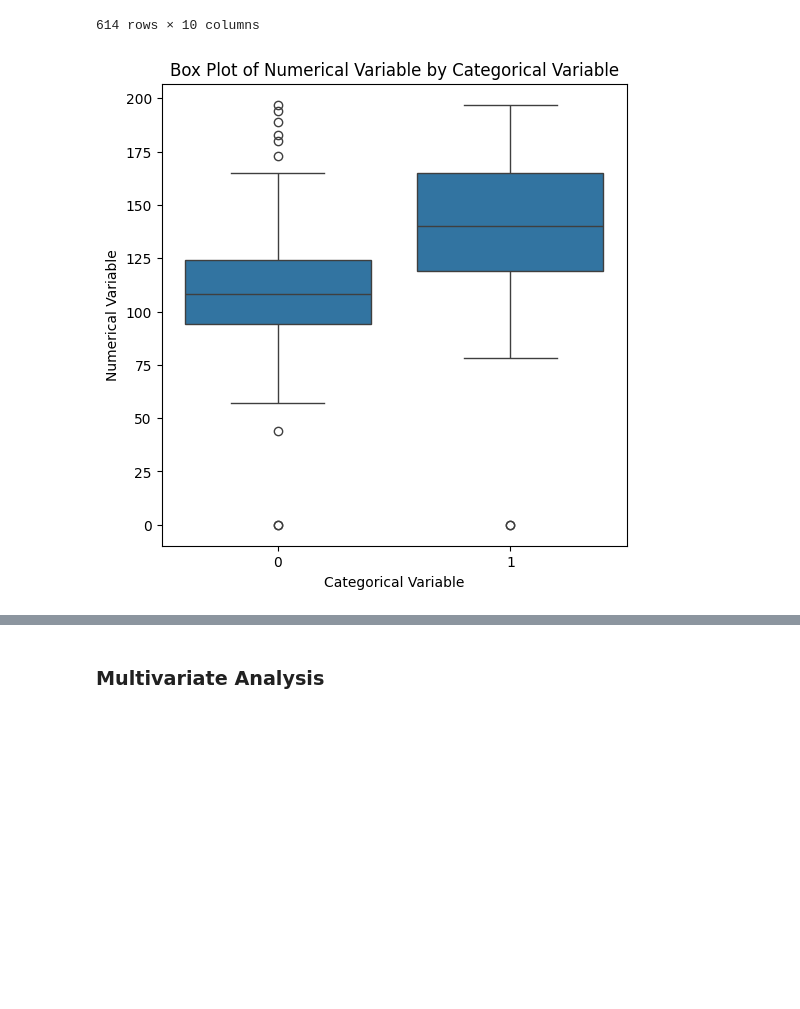
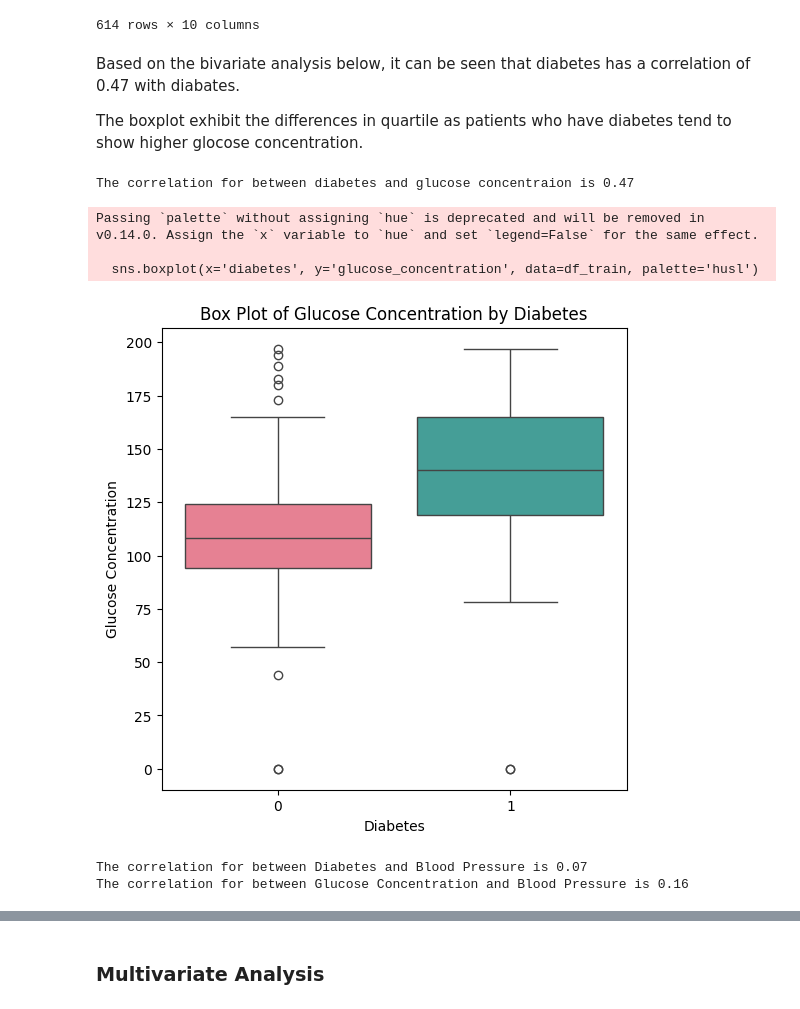
Before and after one commit to besideme95/Mini_Project, a Jupyter notebook: Talentlabs Exercise/Predictive Analytics Classification Diabetic.ipynb, the cells around one changed output, grey strips where cells are left out. Cells and saved outputs as stored; diff of their text form; code cells hidden in the pictures; blank space fills up the shorter version.

```diff
--- a/Talentlabs Exercise/Predictive Analytics Classification Diabetic.ipynb
+++ b/Talentlabs Exercise/Predictive Analytics Classification Diabetic.ipynb
@@ -239,12 +243,32 @@ df_train
 | 612 | 103 | 0 | 125 | 96 | 0 | 0 | ... |
 | 613 | 603 | 1 | 124 | 74 | 36 | 0 | ... |
 614 rows × 10 columns
+# %% [markdown]
+Based on the bivariate analysis below, it can be seen that diabetes has a correlation of 0.47 with diabates.
+
+The boxplot exhibit the differences in quartile as patients who have diabetes tend to show higher glocose concentration.
+# %%
+correlation1 = df_train['diabetes'].corr(df_train['glucose_concentration']).round(2)
+print(f'The correlation for between diabetes and glucose concentraion is {correlation1}')
+# %% [output]
+The correlation for between diabetes and glucose concentraion is 0.47
 # %%
 plt.figure(figsize=(6, 6))
-sns.boxplot(x='diabetes', y='glucose_concentration', data=df_train)
-plt.xlabel('Categorical Variable')
-plt.ylabel('Numerical Variable')
-plt.title('Box Plot of Numerical Variable by Categorical Variable')
+sns.boxplot(x='diabetes', y='glucose_concentration', data=df_train, palette='husl')
+plt.xlabel('Diabetes')
+plt.ylabel('Glucose Concentration')
+plt.title('Box Plot of Glucose Concentration by Diabetes')
 plt.show()
 # %% [output]
+Passing `palette` without assigning `hue` is deprecated and will be removed in v0.14.0. Assign the `x` variable to `hue` and set `legend=False` for the same effect.
+
+  sns.boxplot(x='diabetes', y='glucose_concentration', data=df_train, palette='husl')
-[figure, old version]
+[figure, new version]
+# %%
+correlation2 = df_train['diabetes'].corr(df_train['blood_pressure']).round(2)
+correlation3 = df_train['glucose_concentration'].corr(df_train['blood_pressure']).round(2)
+print(f'The correlation for between Diabetes and Blood Pressure is {correlation2}')
+print(f'The correlation for between Glucose Concentration and Blood Pressure is {correlation3}')
+# %% [output]
+The correlation for between Diabetes and Blood Pressure is 0.07
+The correlation for between Glucose Concentration and Blood Pressure is 0.16
```
Also changed, not shown: parts of 45 cells of this notebook.
